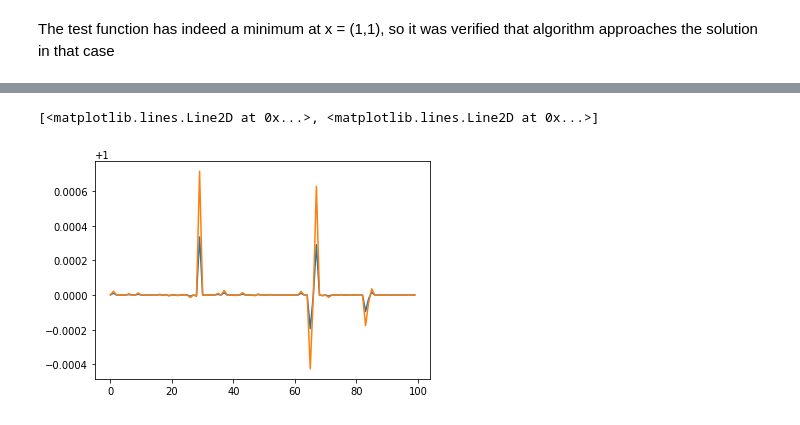
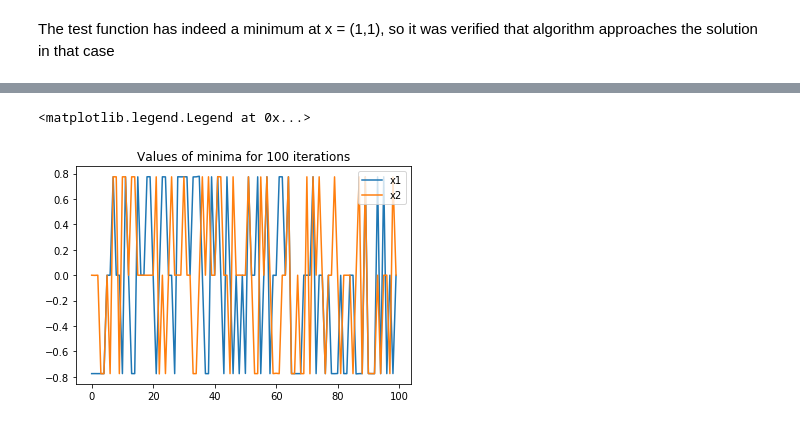
Before and after one commit to LemurPwned/Fundamentals-of-optimization, a Jupyter notebook: Rosenbrock method.ipynb, the cells around one changed output, grey strips where cells are left out. Drawn from its saved outputs; the diff is of its cells as text; code cells hidden in the pictures.

```diff
--- a/Rosenbrock method.ipynb
+++ b/Rosenbrock method.ipynb
@@ -92,6 +92,7 @@ def rosenbrock_method(function, x0, direction, s, alpha, beta, N, verbose):
     p = [0 for i in range(len(direction))] #failure list for each direction
     i = 0
     x_base = x0
+    x_list = []
     while i <= N:
         if verbose:
             print("ITERATION NUMBER : {}".format(i))
@@ -104,6 +105,7 @@ def rosenbrock_method(function, x0, direction, s, alpha, beta, N, verbose):
                 #successful step
                 if verbose: print("\nSuccess")
                 x_base = np.add(x_base,np.multiply(direction[j],s[j]))
+                x_list.append(x_base)
                 lam[j] = np.add(lam[j],s[j])
                 s[j] = np.multiply(alpha,s[j])
             elif function(np.add(x_base,np.multiply(direction[j],s[j]))) >= function(x_base):
@@ -132,4 +134,4 @@ def rosenbrock_method(function, x0, direction, s, alpha, beta, N, verbose):
             p = [0 for i in range(len(direction))] #clear
         i = i+1
         if verbose: print("####################################################")
-    return x_base
+    return x_base, x_list
@@ -173,12 +191,14 @@ print(minimum)
 # %%
-x_init = 2*np.random.random((100,2))-1
-s = np.array([0.10,0.1])
+x_init = 2*np.random.random((100,2))-1 #draw x's in the specified interval
+s = np.array([0.1,0.1])
 direction = np.array([[1.0,0.0], [0.0,1.0]])
 minima = []
 for xpair in x_init:
-    minima.append(rosenbrock_method(test_function, xpair, direction, s, 3, 0.5, 100, 0))
-
+    p = rosenbrock_method(target_function, np.array(xpair), direction, s, 2, 0.5,30, 0)[0]
+    minima.append(p)
 plt.plot(minima)
+plt.title("Values of minima for 100 iterations")
+plt.legend(['x1', 'x2'])
 # %% [output]
-[<matplotlib.lines.Line2D at 0x...>, <matplotlib.lines.Line2D at 0x...>]
+<matplotlib.legend.Legend at 0x...>
-[figure, old version]
+[figure, new version]
```
Also changed, not shown: parts of 9 cells of this notebook.
